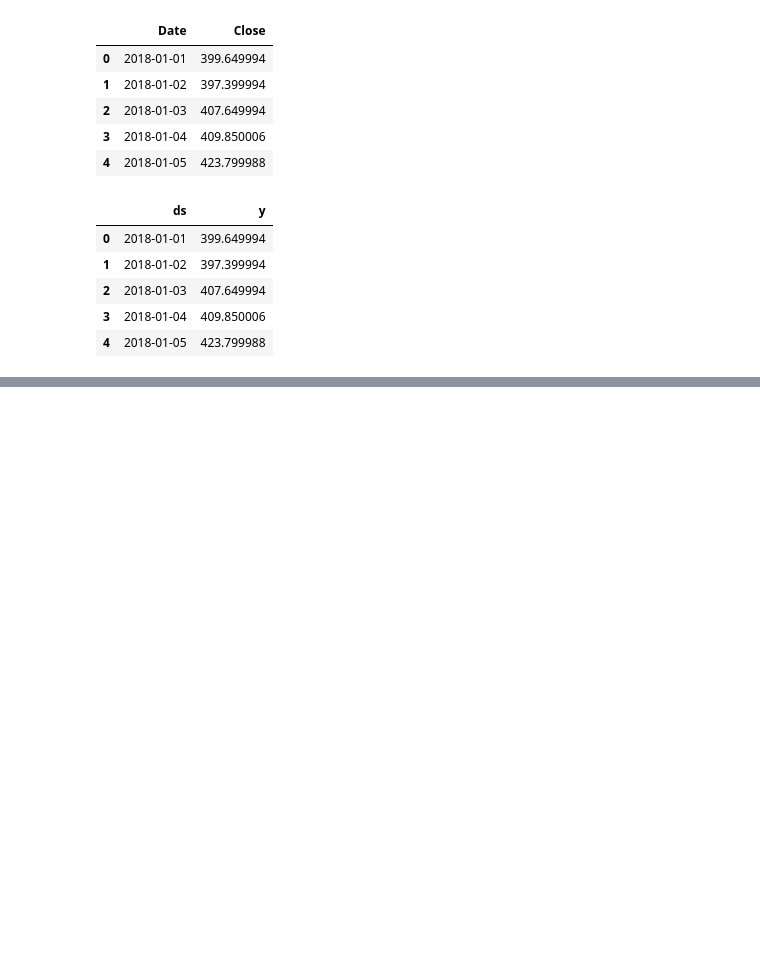
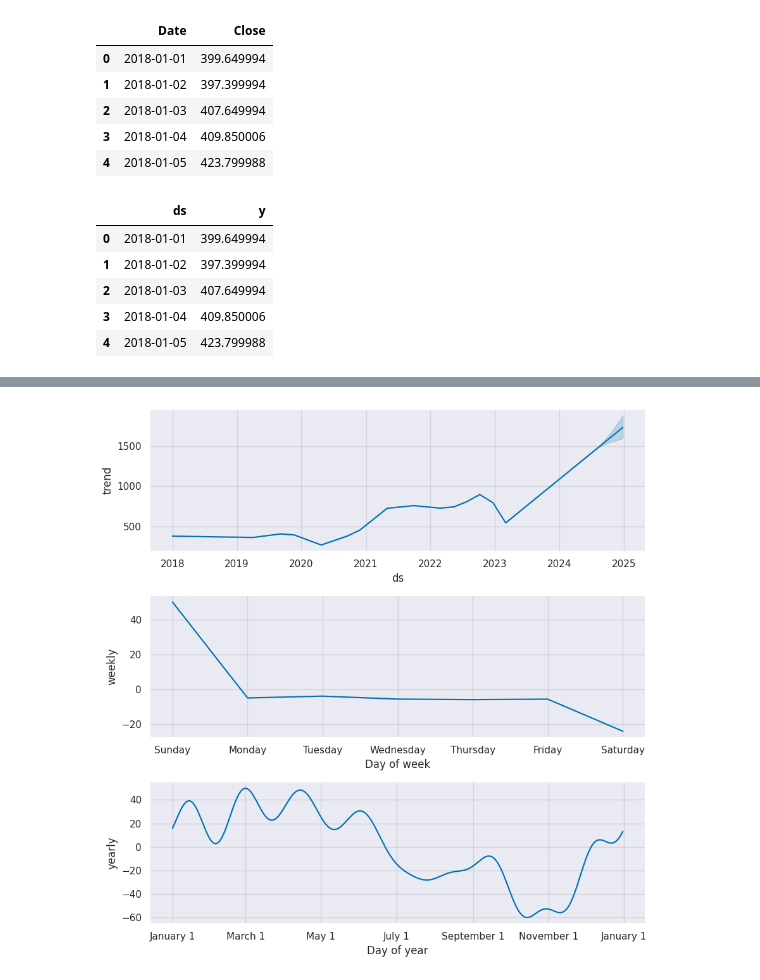
Before and after one commit to KOWSALYAAARU/test_app, a Jupyter notebook: time_series_forecasting_casestudy_1.ipynb, the cells around one changed output, grey strips where cells are left out. Saved outputs shown, nothing was run; the diff lists cells and outputs as text; code cells hidden in the pictures; blank space fills up the shorter version.

```diff
--- a/time_series_forecasting_casestudy_1.ipynb
+++ b/time_series_forecasting_casestudy_1.ipynb
@@ -746,0 +866,5 @@ df_prophet.head()
+# %%
+model.plot_components(prediction)
+plt.show()
+# %% [output]
+[figure, added]
```
Also changed, not shown: parts of 13 cells of this notebook.
